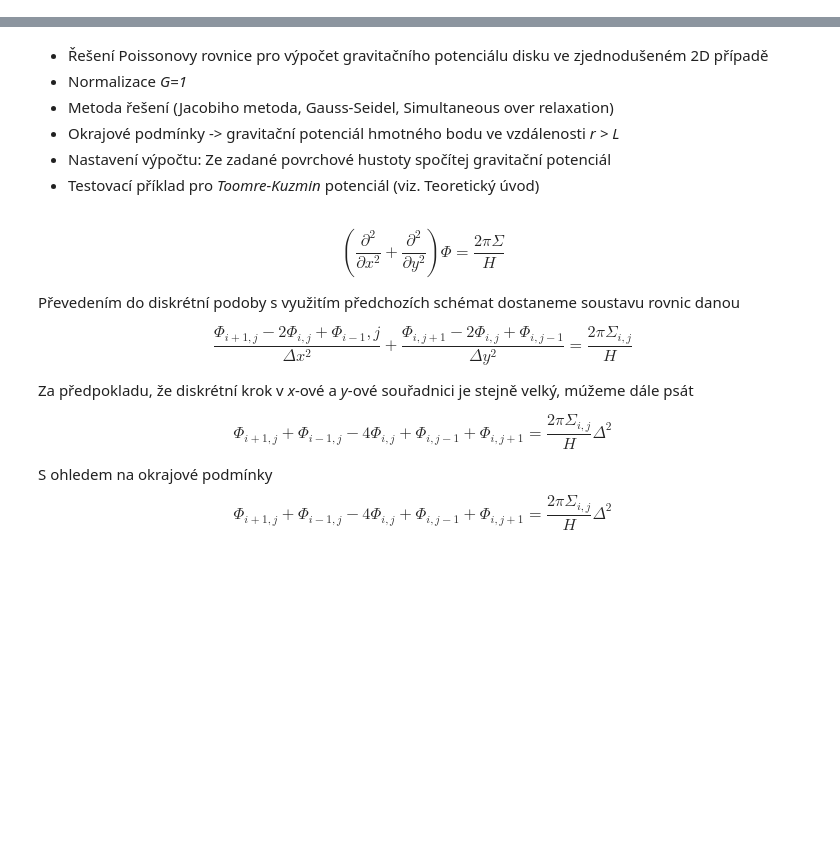
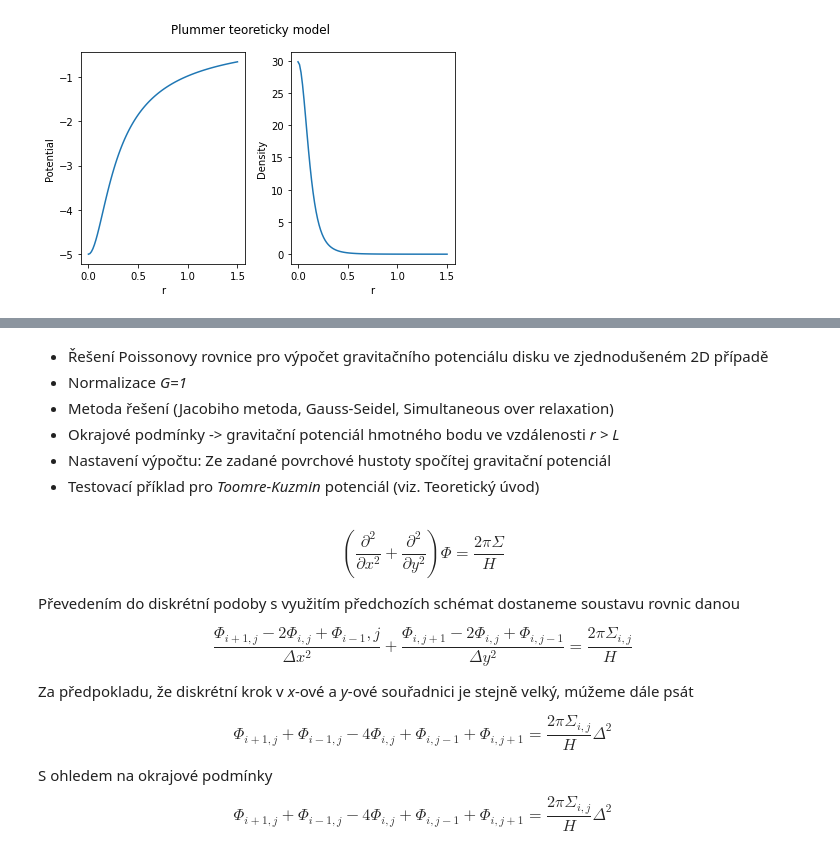
Before and after one commit to astroviki/NumericalMethods, a Jupyter notebook: PoissonSolver/Poisson.ipynb, the cells around one changed output, grey strips where cells are left out. Saved outputs shown, nothing was run; the diff lists cells and outputs as text; code cells hidden in the pictures; blank space fills up the shorter version.

```diff
--- a/PoissonSolver/Poisson.ipynb
+++ b/PoissonSolver/Poisson.ipynb
@@ -151,0 +168,21 @@ import matplotlib.pyplot as plt
+# %%
+r = np.linspace(0,1.5,100)
+density = np.zeros(100)
+G = 1.0
+M = 1.0
+a = 0.2
+potential = - G*M/np.sqrt(r**2+a**2)
+rho = 3*M/(4*np.pi*a**3)*(1+(r/a)**2)**(-5/2)
+
+
+fig, (ax1, ax2) = plt.subplots(1, 2)
+fig.suptitle('Plummer teoreticky model')
+
+ax1.plot(r, potential, '-')
+ax1.set(ylabel = 'Potential', xlabel ='r')
+ax2.plot(r, rho, '-')
+ax2.set(ylabel = 'Density', xlabel = 'r')
+
+plt.tight_layout()
+# %% [output]
+[figure, added]
```
Also changed, not shown: parts of 20 cells of this notebook.
